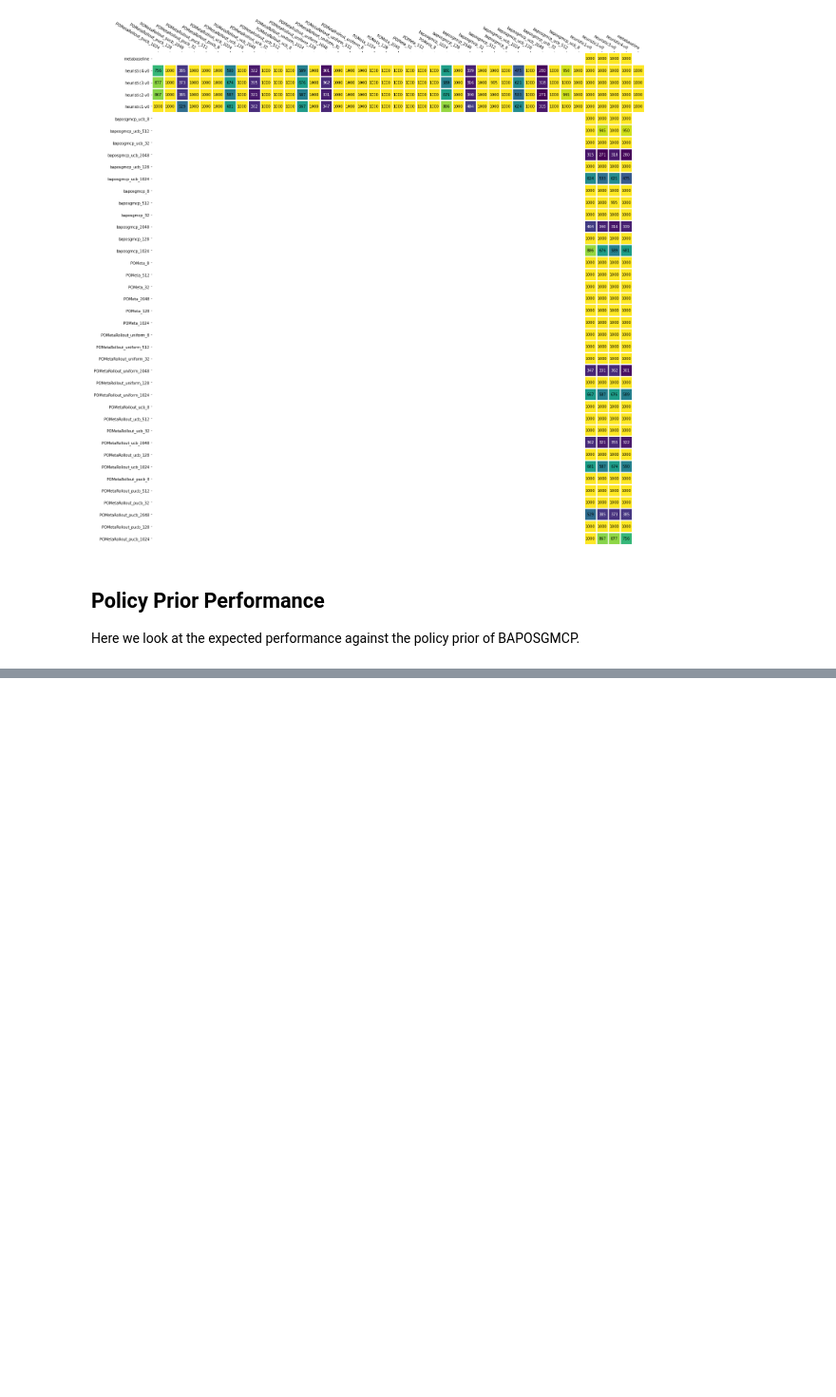
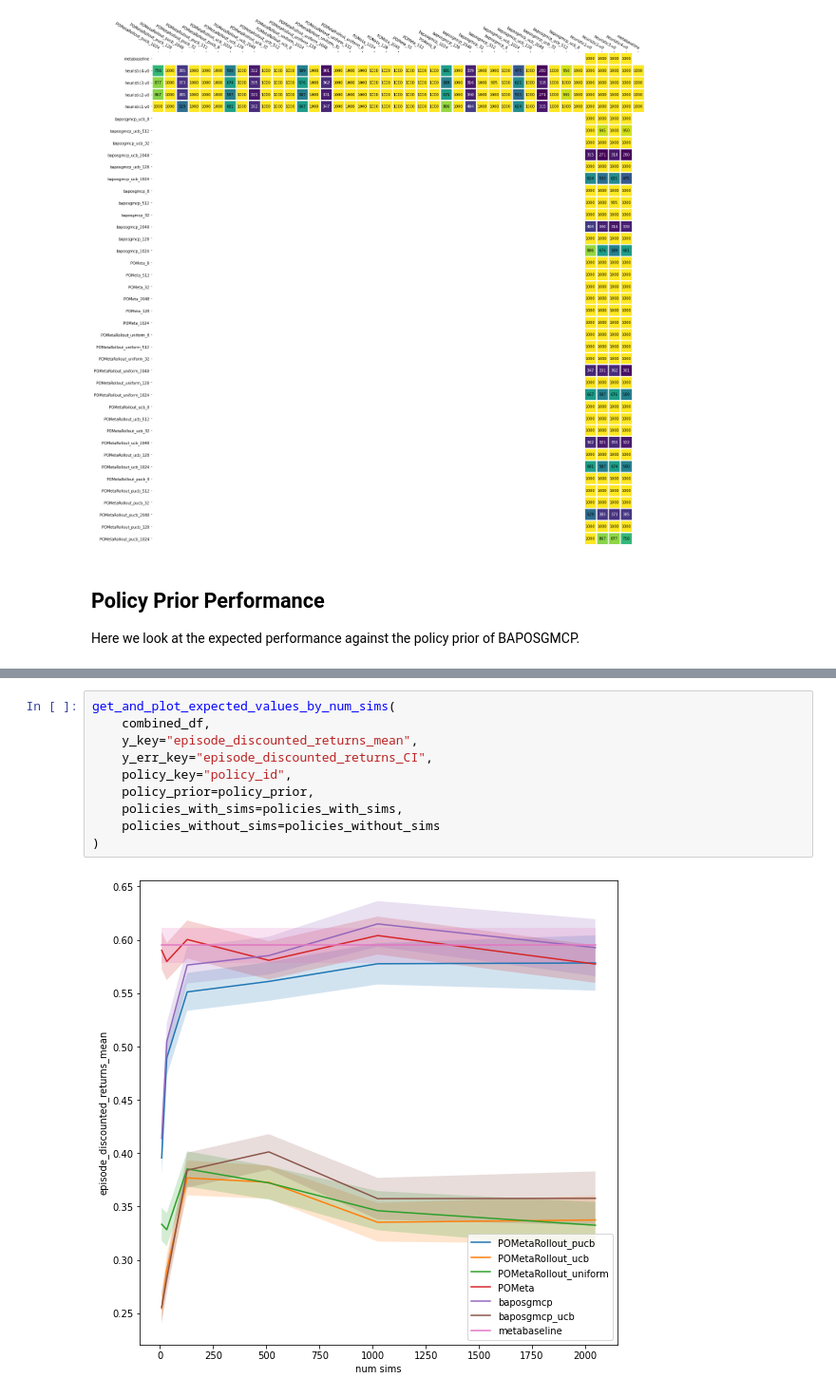
Before and after one commit to Jjschwartz/potmmcp, a Jupyter notebook: experiments/lbf/LBF5x5-n2-f3-static-v2/heuristic_analysis.ipynb, the cells around one changed output, grey strips where cells are left out. Shown at 95% size. Cells and saved outputs as stored; diff of their text form; blank space fills up the shorter version.

```diff
--- a/experiments/lbf/LBF5x5-n2-f3-static-v2/heuristic_analysis.ipynb
+++ b/experiments/lbf/LBF5x5-n2-f3-static-v2/heuristic_analysis.ipynb
@@ -427,0 +318,12 @@ get_and_plot_expected_values_by_num_sims(
+# %%
+get_and_plot_expected_values_by_num_sims(
+    combined_df,
+    y_key="episode_discounted_returns_mean",
+    y_err_key="episode_discounted_returns_CI",
+    policy_key="policy_id",
+    policy_prior=policy_prior,
+    policies_with_sims=policies_with_sims,
+    policies_without_sims=policies_without_sims
+)
+# %% [output]
+[figure, added]
```
Also changed, not shown: parts of 25 cells of this notebook, 4 other files.
